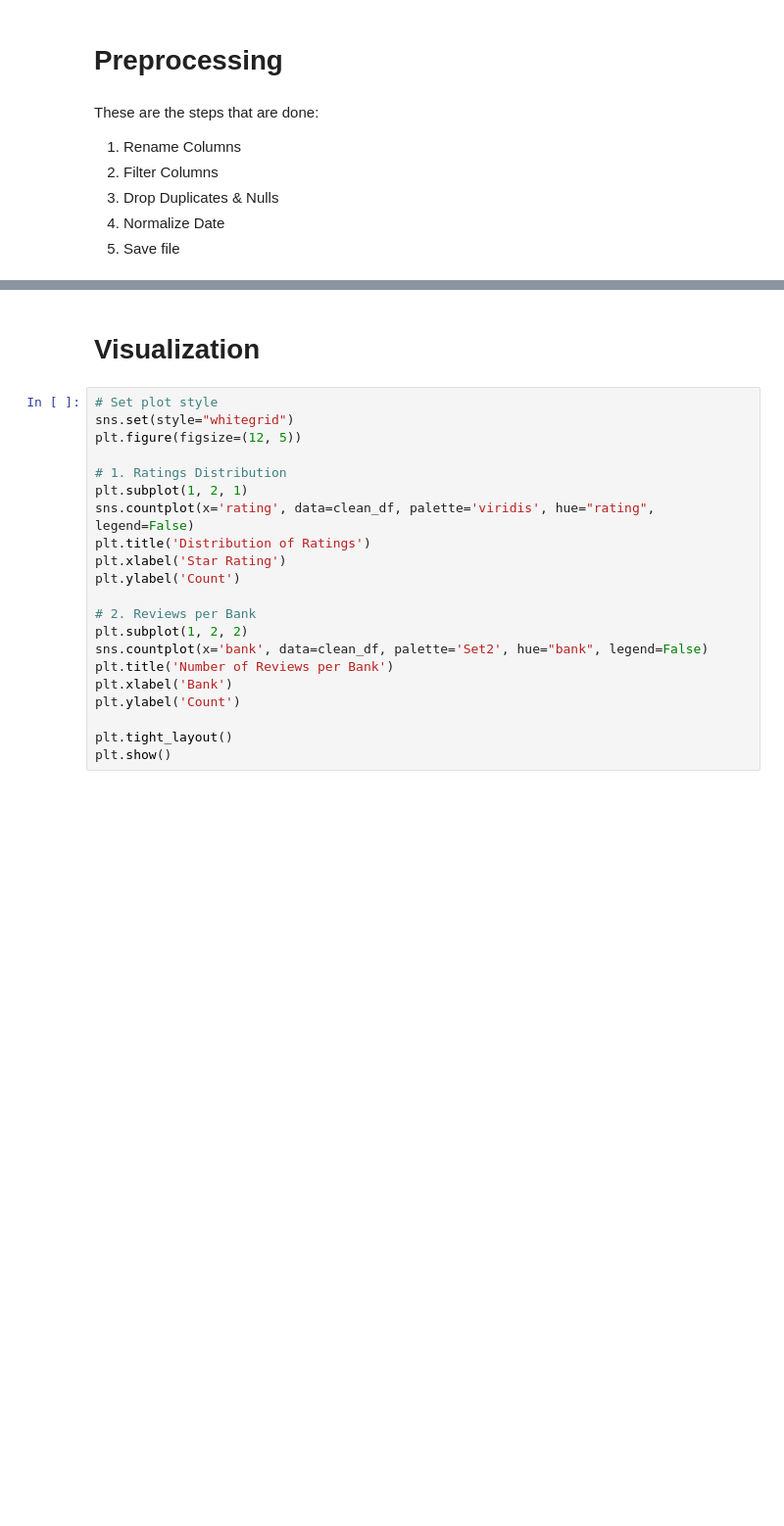
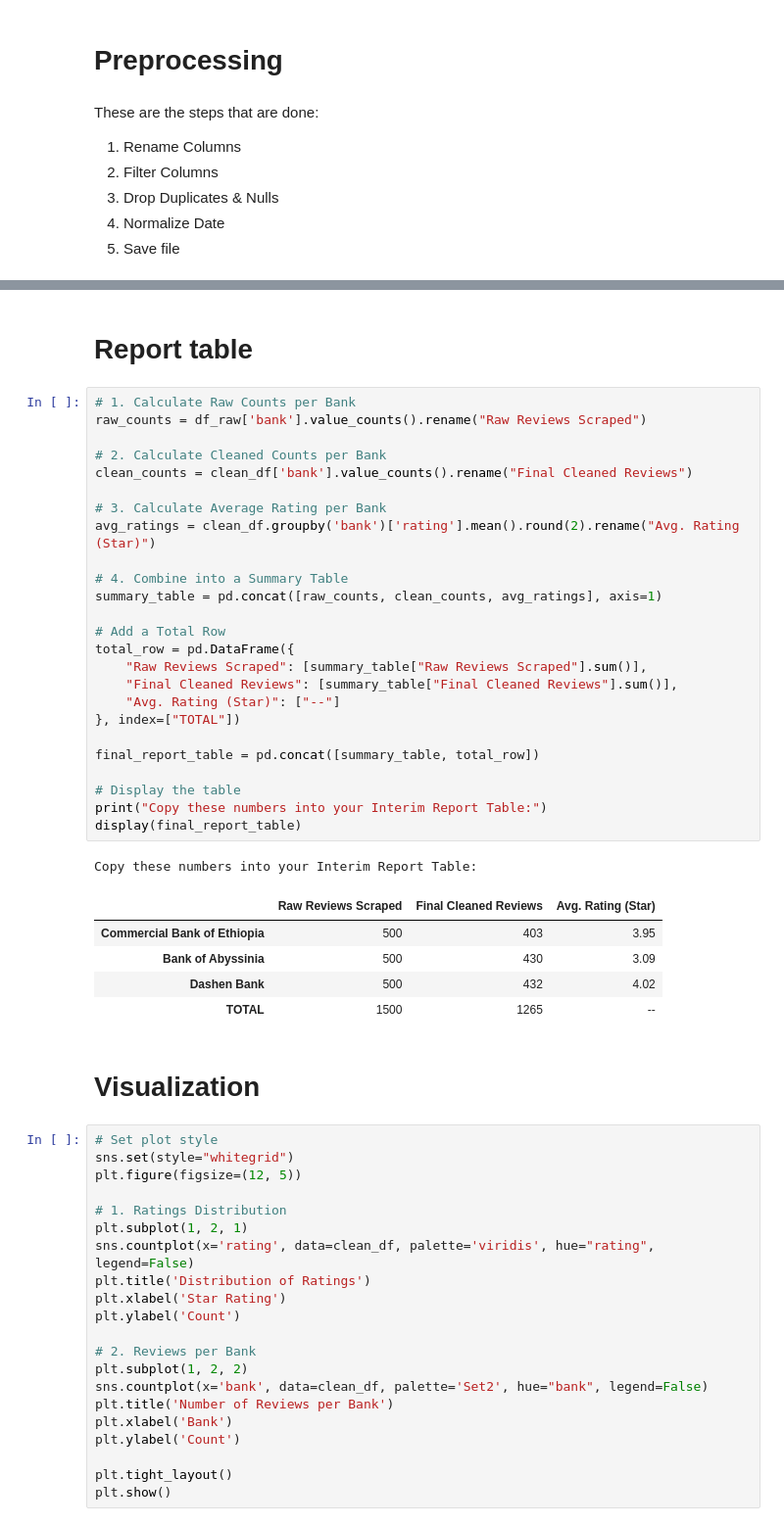
Before and after one commit to binia01/Customer-Experience-Analytics, a Jupyter notebook: notebooks/processing_eda.ipynb, the cells around one changed output, grey strips where cells are left out. Shown at 98% size. Drawn from its saved outputs; the diff is of its cells as text; blank space fills up the shorter version.

```diff
--- a/notebooks/processing_eda.ipynb
+++ b/notebooks/processing_eda.ipynb
@@ -65,4 +77,38 @@ Cleaned data saved to ../data/processed/reviews_cleaned.csv
 Index(['review', 'rating', 'date', 'bank', 'source'], dtype='object')
+# %% [markdown]
+# Report table
+# %%
+# 1. Calculate Raw Counts per Bank
+raw_counts = df_raw['bank'].value_counts().rename("Raw Reviews Scraped")
+
+# 2. Calculate Cleaned Counts per Bank
+clean_counts = clean_df['bank'].value_counts().rename("Final Cleaned Reviews")
+
+# 3. Calculate Average Rating per Bank
+avg_ratings = clean_df.groupby('bank')['rating'].mean().round(2).rename("Avg. Rating (Star)")
+
+# 4. Combine into a Summary Table
+summary_table = pd.concat([raw_counts, clean_counts, avg_ratings], axis=1)
+
+# Add a Total Row
+total_row = pd.DataFrame({
+    "Raw Reviews Scraped": [summary_table["Raw Reviews Scraped"].sum()],
+    "Final Cleaned Reviews": [summary_table["Final Cleaned Reviews"].sum()],
+    "Avg. Rating (Star)": ["--"]
+}, index=["TOTAL"])
+
+final_report_table = pd.concat([summary_table, total_row])
+
+# Display the table
+print("Copy these numbers into your Interim Report Table:")
+display(final_report_table)
+# %% [output]
+Copy these numbers into your Interim Report Table:
+|  | Raw Reviews Scraped | Final Cleaned Reviews | Avg. Rating (Star) |
+| Commercial Bank of Ethiopia | 500 | 403 | 3.95 |
+| Bank of Abyssinia | 500 | 430 | 3.09 |
+| Dashen Bank | 500 | 432 | 4.02 |
+| TOTAL | 1500 | 1265 | -- |
 # %% [markdown]
 # Visualization
 # %%
```
Also changed, not shown: parts of 3 cells of this notebook.
